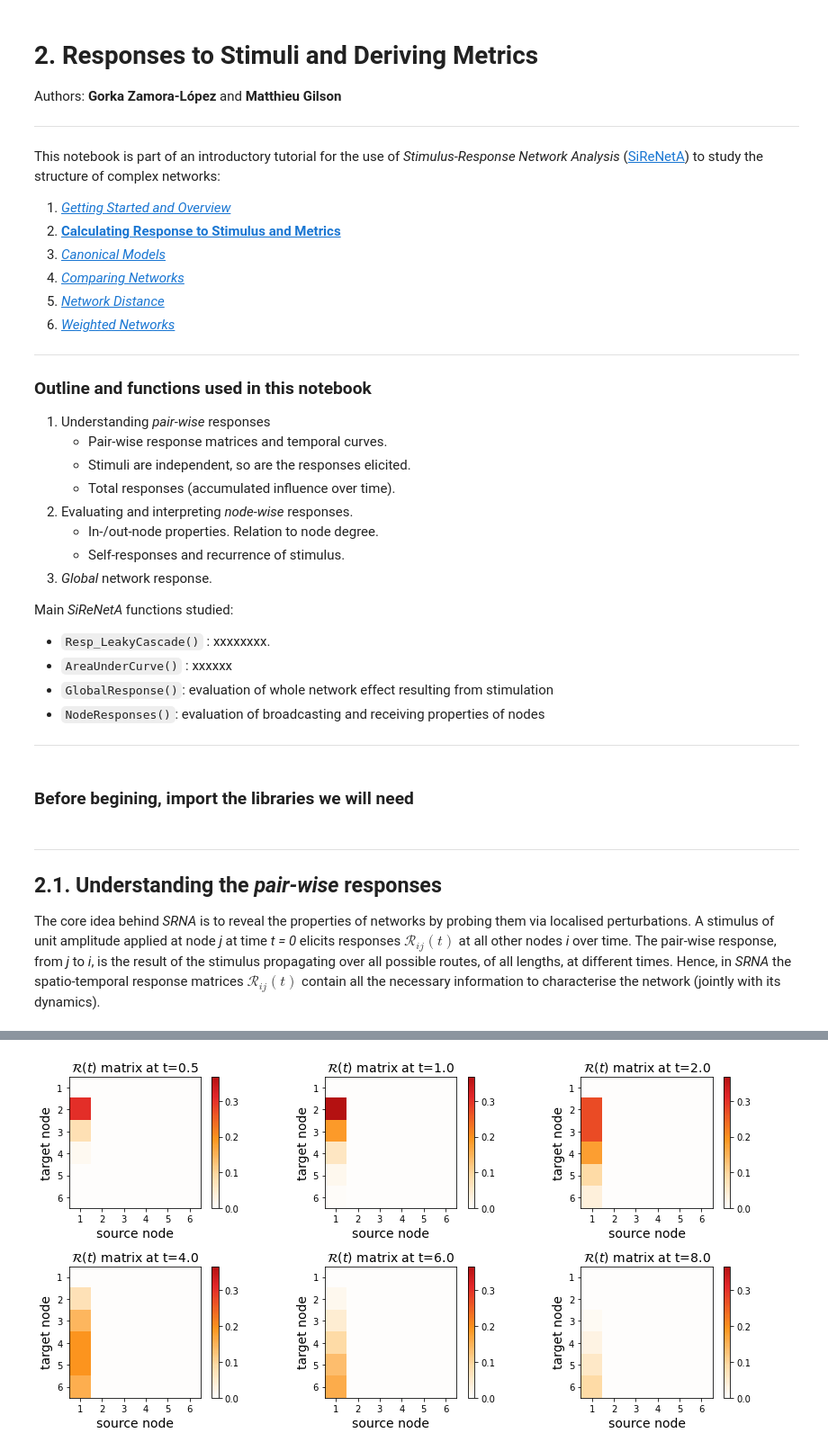
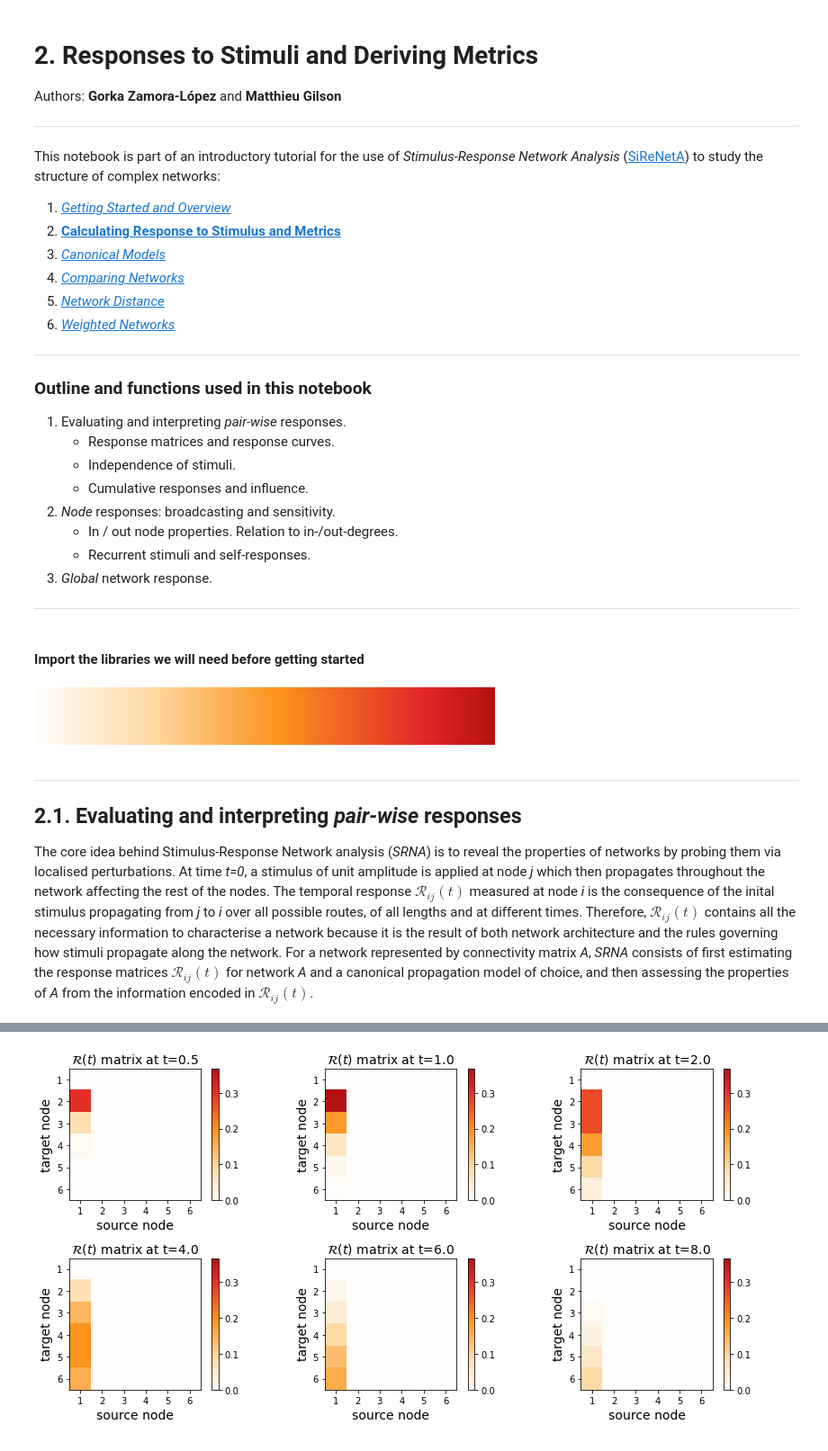
Before and after one commit to mb-BCA/SiReNetA_Tutorials, a Jupyter notebook: Tutorial_Notebooks/2_Basics_StimRespMetrics.ipynb, the cells around one changed output, grey strips where cells are left out. Shown at 90% size. Saved outputs shown, nothing was run; the diff lists cells and outputs as text; code cells hidden in the pictures.

```diff
--- a/Tutorial_Notebooks/2_Basics_StimRespMetrics.ipynb
+++ b/Tutorial_Notebooks/2_Basics_StimRespMetrics.ipynb
@@ -17,24 +17,25 @@ This notebook is part of an introductory tutorial for the use of *Stimulus-Respo
 
 ### Outline and functions used in this notebook
 
-1. Understanding *pair-wise* responses
-    * Pair-wise response matrices and temporal curves.
-    * Stimuli are independent, so are the responses elicited.
-    * Total responses (accumulated influence over time).
-2. Evaluating and interpreting *node-wise* responses.
-    * In-/out-node properties. Relation to node degree.
-    * Self-responses and recurrence of stimulus.
+1. Evaluating and interpreting *pair-wise* responses.
+    * Response matrices and response curves.
+    * Independence of stimuli.
+    * Cumulative responses and influence.
+2. *Node* responses: broadcasting and sensitivity.
+    * In / out node properties. Relation to in-/out-degrees.
+    * Recurrent stimuli and self-responses.
 3. *Global* network response.
 
+<!---
 Main *SiReNetA* functions studied:
 * `Resp_LeakyCascade()` : xxxxxxxx.
 * `AreaUnderCurve()` : xxxxxx
 * `GlobalResponse()`: evaluation of whole network effect resulting from stimulation
 * `NodeResponses()`: evaluation of broadcasting and receiving properties of nodes
-
+--->
 ---------------------
 # %% [markdown]
-### Before begining, import the libraries we will need
+#### Import the libraries we will need before getting started
 # %%
 # Python standard library imports
 from timeit import default_timer as timer
@@ -55,16 +56,19 @@ from plot_specs import *
 # %%
 # Visualise the colormaps added, if wanted
 #new_bwr
-#new_Reds
+new_Reds
 #new_Blues
+# %% [output]
+[figure, added]
 # %% [markdown]
 ---------------
-## 2.1. Understanding the *pair-wise* responses
+## 2.1. Evaluating and interpreting *pair-wise* responses
 <!---
 The aim of *Response Network Analysis (SRNA)* is to characterise the properties of complex networks from a dynamical perspective, alternatively to the combinatorial or probabilistic approach of classical graph theory. Under *SRNA* the observed network properties depend both on the structural connectivity (adjacency matrix *A*) but also on the rules governing how agents, particles or signals propagate along the network. Accordingly, the same connectivity may reveal different properties under different propagation paradigms.
 --->
 
-The core idea behind *SRNA* is to reveal the properties of networks by probing them via localised perturbations. A stimulus of unit amplitude applied at node *j* at time *t = 0* elicits responses $\mathcal{R}_{ij}(t)$ at all other nodes *i* over time. The pair-wise response, from *j* to *i*, is the result of the stimulus propagating over all possible routes, of all lengths, at different times. Hence, in *SRNA* the spatio-temporal response matrices $\mathcal{R}_{ij}(t)$ contain all the necessary information to characterise the network (jointly with its dynamics).
+The core idea behind Stimulus-Response Network analysis (*SRNA*) is to reveal the properties of networks by probing them via localised perturbations. At time *t=0*, a stimulus of unit amplitude is applied at node *j* which then propagates throughout the network affecting the rest of the nodes. The temporal response $\mathcal{R}_{ij}(t)$ measured at node *i* is the consequence of the inital stimulus propagating from *j* to *i* over all possible routes, of all lengths and at different times. Therefore, $\mathcal{R}_{ij}(t)$ contains all the necessary information to characterise a network because it is the result of both network architecture and the rules governing how stimuli propagate along the network. For a network represented by connectivity matrix *A*, *SRNA* consists of first estimating the response matrices $\mathcal{R}_{ij}(t)$ for network *A* and a canonical propagation model of choice, and then assessing the properties of *A* from the information encoded in $\mathcal{R}_{ij}(t)$.
+
 
 <!---
 >Graph analysis : Connectivity matrix *A*   ––>   probabilistic metrics.
```
Also changed, not shown: parts of 29 cells of this notebook.
